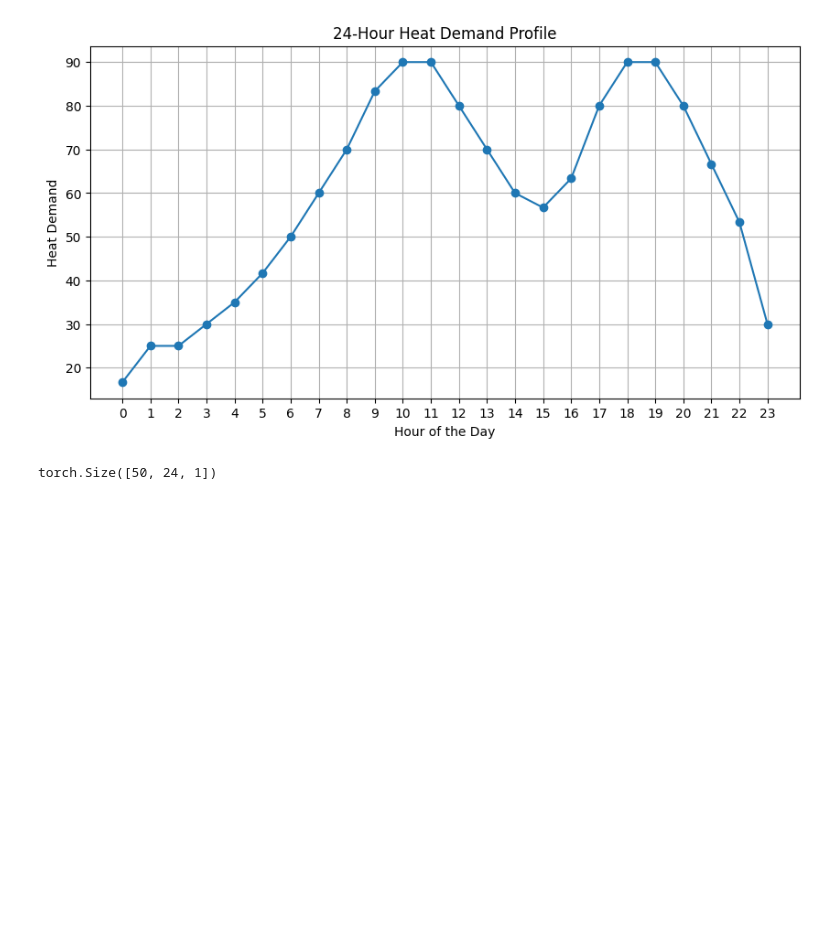
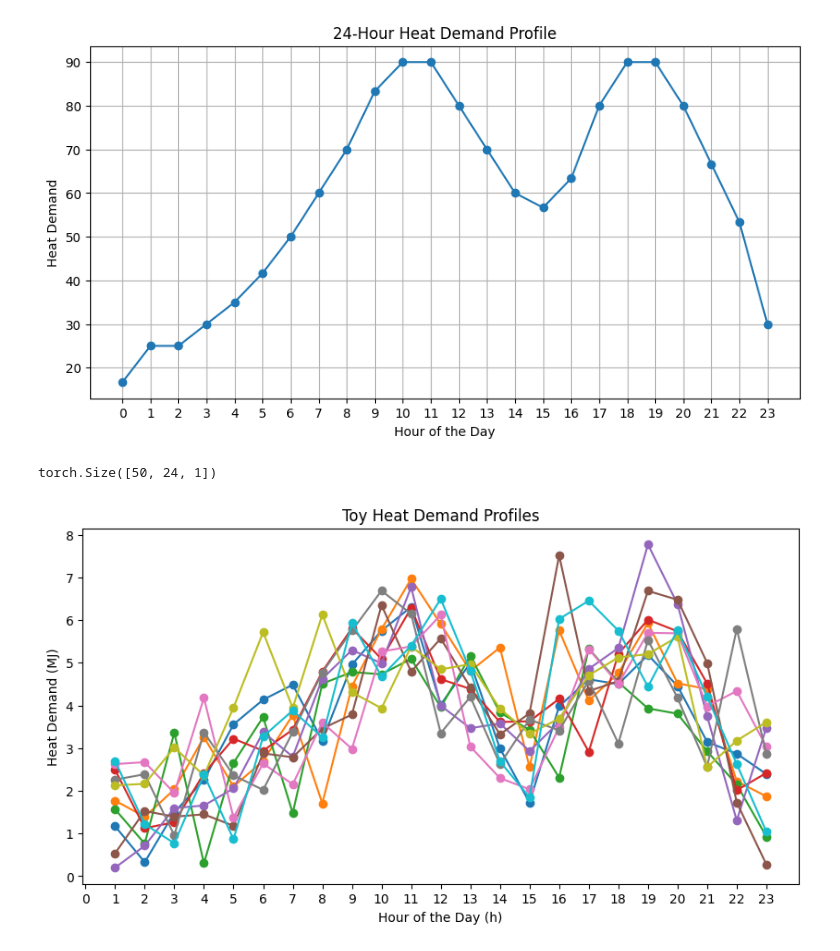
Before and after one commit to nicolas-kirsch/DHN_NeurCont, a Jupyter notebook: performance-boosting_controllers/test.ipynb, the cells around one changed output. Saved outputs shown, nothing was run; the diff lists cells and outputs as text; code cells hidden in the pictures; blank space fills up the shorter version.

```diff
--- a/performance-boosting_controllers/test.ipynb
+++ b/performance-boosting_controllers/test.ipynb
@@ -61,3 +83,45 @@ for i in range(50):
 data.size()
 # %% [output]
 torch.Size([50, 24, 1])
+# %%
+
+# Time array for 24 hours with 1-hour time steps
+time = np.arange(0, 24, 1)
+
+# Define the window size for the moving average
+window_size = 3
+
+# Initial heat demand profile (baseline)
+heat_demand = [30, 20, 25, 30, 35, 40, 50, 60, 70, 80, 100, 90, 80, 70, 60, 50, 60, 80, 100, 90, 80, 70, 50, 40]
+# Compute the moving average
+smoothed_heat_demand = np.convolve(heat_demand, np.ones(window_size)/window_size, mode='same')
+
+# Convert the result back to a list
+smoothed_heat_demand = smoothed_heat_demand*0.06
+
+
+for i in range(50):
+    d[i] = torch.from_numpy(smoothed_heat_demand).reshape(24,1)
+
+d.size()
+data = torch.abs(d + torch.randn(50,24,1))
+data_x0 = 40 + 40*torch.rand(50, 1)
+
+
+
+for i in range(50):
+    data[i][0] = data_x0[i]
+
+
+# Plot the heat demand profile
+plt.figure(figsize=(10, 5))
+
+for i in range(10):
+    plt.plot(time[1:], data[i][1:], marker='o')
+plt.title('Toy Heat Demand Profiles')
+plt.xlabel('Hour of the Day (h)')
+plt.ylabel('Heat Demand (MJ)')
+plt.xticks(time)
+plt.show()
+# %% [output]
+[figure, added]
```
Also changed, not shown: parts of 4 cells of this notebook, 59 other files.
